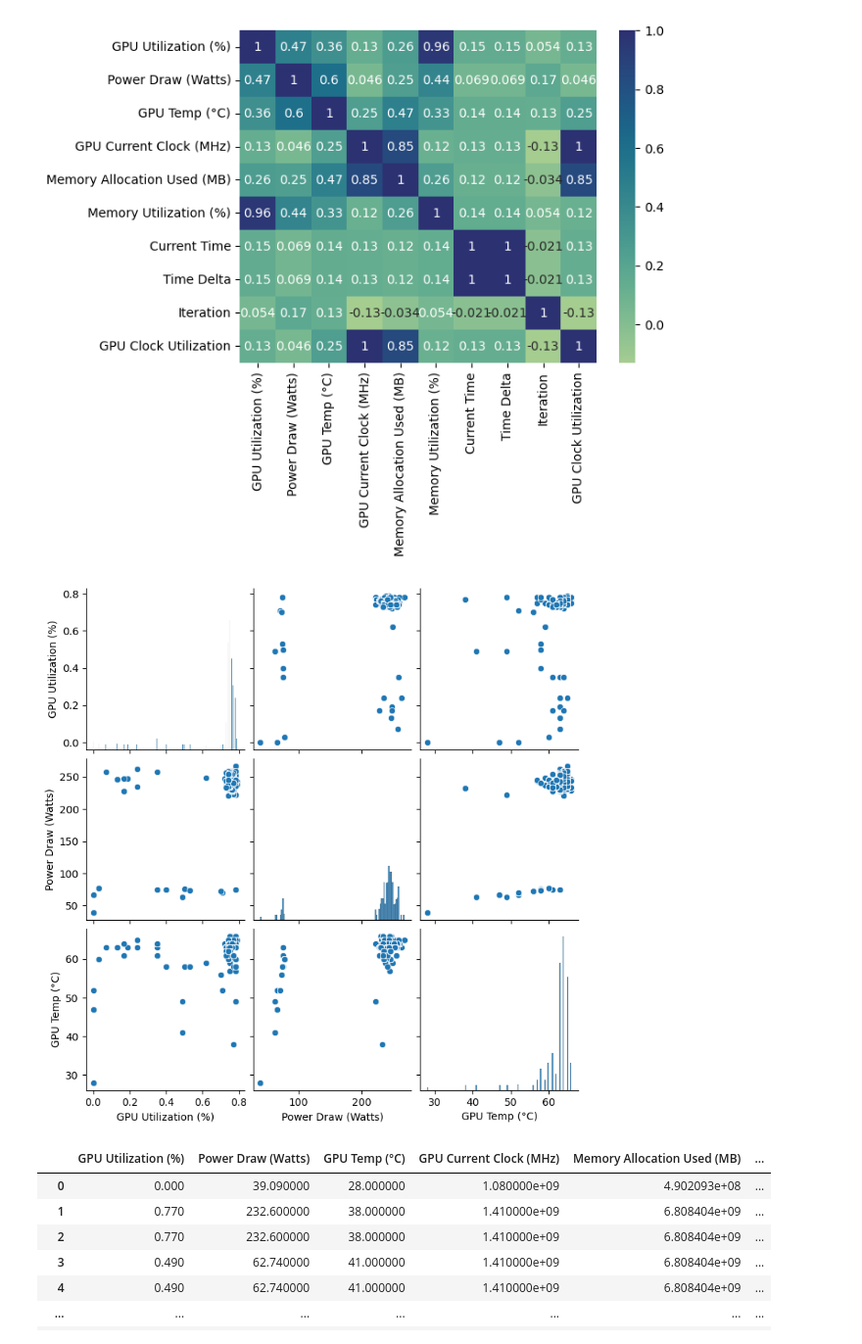
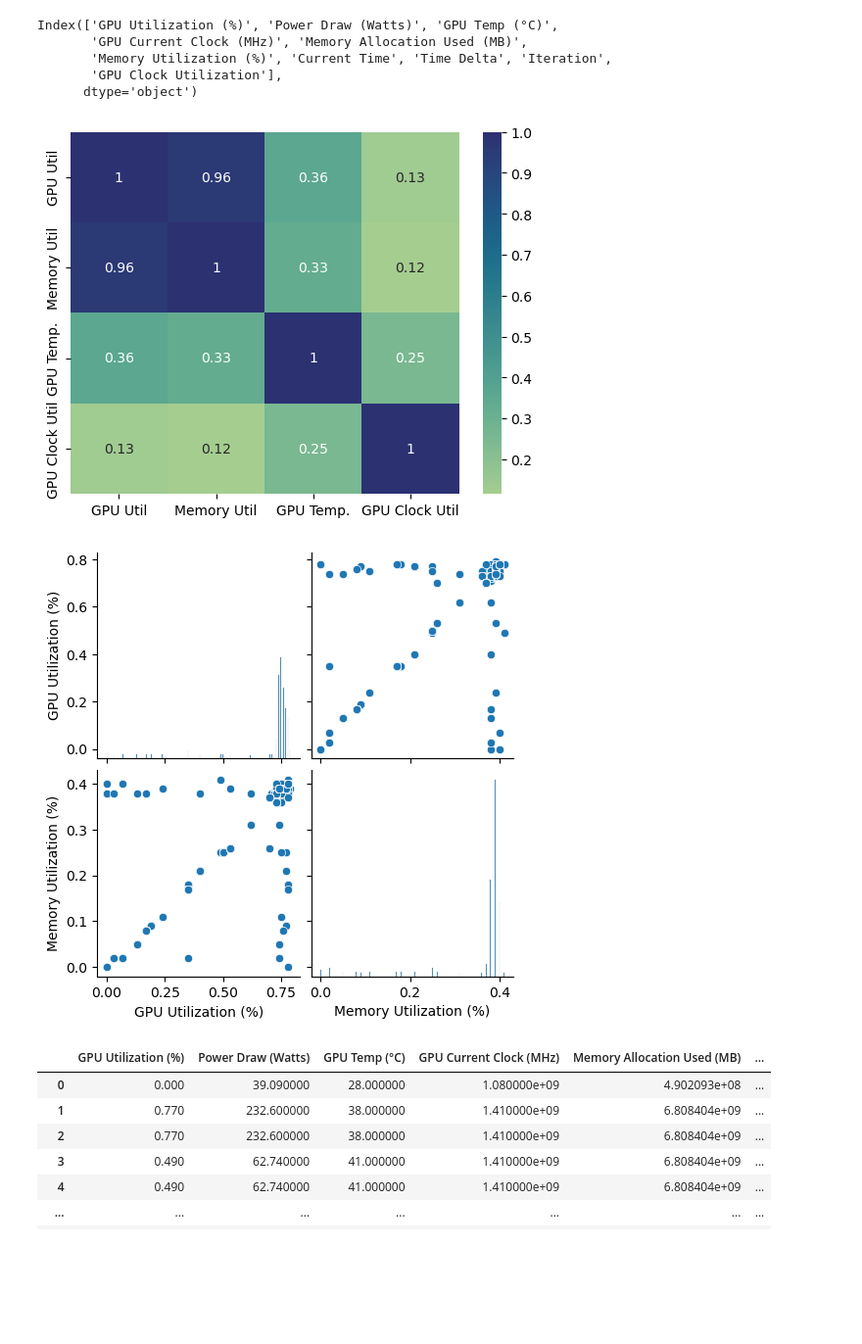
Before and after one commit to alt-rahul/5g-edge-app, a Jupyter notebook: model/features.ipynb, the cells around one changed output. Shown: that part at 98% size. Cells and saved outputs as stored; diff of their text form; code cells hidden in the pictures; blank space fills up the shorter version.

```diff
--- a/model/features.ipynb
+++ b/model/features.ipynb
@@ -24,18 +24,36 @@ corr_matrix = live_copy.corr()
 # %%
 live = live.drop(columns=['Memory Current Clock (MHz)'])
 live_copy = live_copy.drop(columns=['Memory Current Clock (MHz)', "Memory Clock Utilization"])
+# %%
+live_copy.columns
+# %% [output]
+Index(['GPU Utilization (%)', 'Power Draw (Watts)', 'GPU Temp (°C)',
+       'GPU Current Clock (MHz)', 'Memory Allocation Used (MB)',
+       'Memory Utilization (%)', 'Current Time', 'Time Delta', 'Iteration',
+       'GPU Clock Utilization'],
+      dtype='object')
+# %%
+live_copy_of_copy = live_copy.copy()
+live_copy_of_copy = live_copy_of_copy.rename(columns={
+    "GPU Utilization (%)":"GPU Util",
+    "Memory Utilization (%)":"Memory Util",
+    'GPU Temp (°C)':"GPU Temp.",
+    "GPU Clock Utilization":"GPU Clock Util",
+})
+
+live_copy_of_copy = live_copy_of_copy[["GPU Util","Memory Util","GPU Temp.", 'GPU Clock Util']]
 # %%
-mask = np.triu(np.ones_like(live_copy.corr(), dtype=bool))
-heatmap = sns.heatmap(live_copy.corr(), cmap='crest', annot=True)
+mask = np.triu(np.ones_like(live_copy_of_copy.corr(), dtype=bool))
+heatmap = sns.heatmap(live_copy_of_copy.corr(), cmap='crest', annot=True)
 # %% [output]
-[figure, old version]
+[figure, new version]
 # %%
 # tri_up = corr_matrix.mask(mask)
 # to_drop = [col for col in tri_up.columns if any(tri_up[col] > 0.9)]
 # %%
-pair_plot = sns.pairplot(live_copy.iloc[:, :3])
+pair_plot = sns.pairplot(live_copy.loc[:, ["GPU Utilization (%)", "Memory Utilization (%)"]])
 # %% [output]
-[figure, old version]
+[figure, new version]
 # %%
 column_names = live.columns.tolist()
 live_avg = dict(zip(column_names, [list(range(408))] * len(column_names)))
```
Also changed, not shown: 2 other files.
